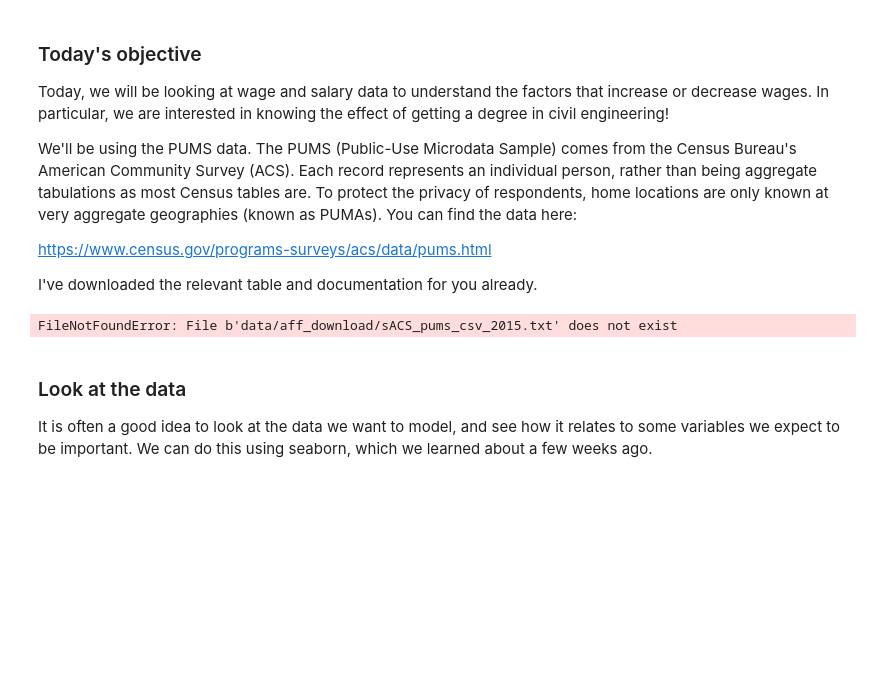
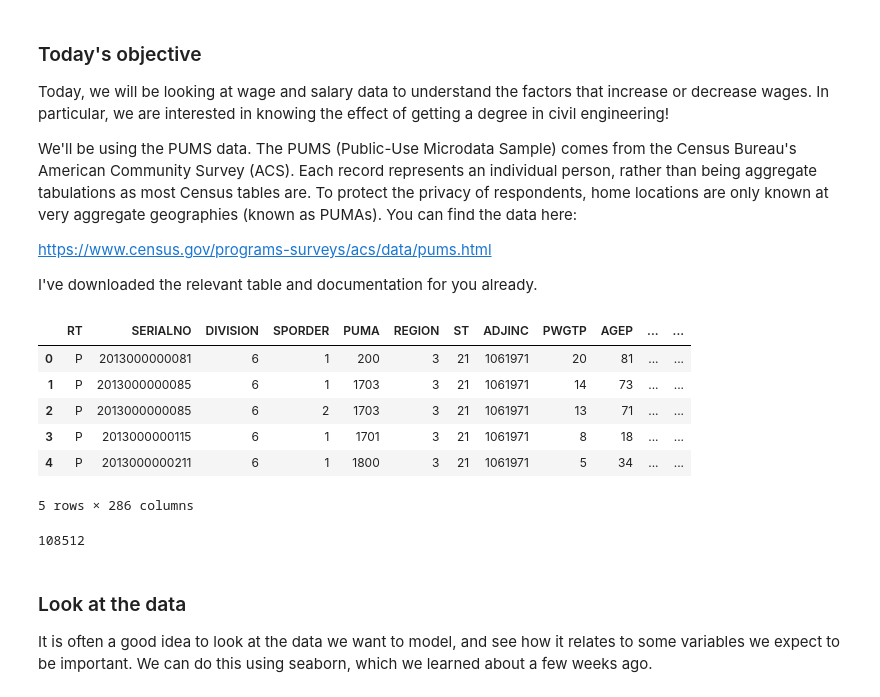
Before and after one commit to MDavis34/ce599, a Jupyter notebook: 17-Regression 1/Regression 1.ipynb, the cells around one changed output. Drawn from its saved outputs; the diff is of its cells as text; code cells hidden in the pictures; blank space fills up the shorter version.

```diff
--- a/17-Regression 1/Regression 1.ipynb
+++ b/17-Regression 1/Regression 1.ipynb
@@ -56,10 +56,16 @@ import statsmodels.formula.api as smf
 %matplotlib inline
 # %%
 # get the data
-df = pd.read_csv('data/aff_download/sACS_pums_csv_2015.txt')
+df = pd.read_csv('data/psam_p21.csv')
 df.head()
 # %% [output]
+|  | RT | SERIALNO | DIVISION | SPORDER | PUMA | REGION | ST | ADJINC | PWGTP | AGEP | ... | ... |
+| 0 | P | 2013000000081 | 6 | 1 | 200 | 3 | 21 | 1061971 | 20 | 81 | ... | ... |
+| 1 | P | 2013000000085 | 6 | 1 | 1703 | 3 | 21 | 1061971 | 14 | 73 | ... | ... |
+| 2 | P | 2013000000085 | 6 | 2 | 1703 | 3 | 21 | 1061971 | 13 | 71 | ... | ... |
+| 3 | P | 2013000000115 | 6 | 1 | 1701 | 3 | 21 | 1061971 | 8 | 18 | ... | ... |
+| 4 | P | 2013000000211 | 6 | 1 | 1800 | 3 | 21 | 1061971 | 5 | 34 | ... | ... |
-FileNotFoundError: File b'data/aff_download/sACS_pums_csv_2015.txt' does not exist
+5 rows × 286 columns
 # %%
 # keep only the people who have worked within the last 12 months
 '''
@@ -73,6 +79,8 @@ b .N/A (less than 16 years old)
 
 df = df[df['WKL']==1]
 len(df)
+# %% [output]
+108512
 # %% [markdown]
 ### Look at the data
 
```
Also changed, not shown: parts of 24 cells of this notebook.
